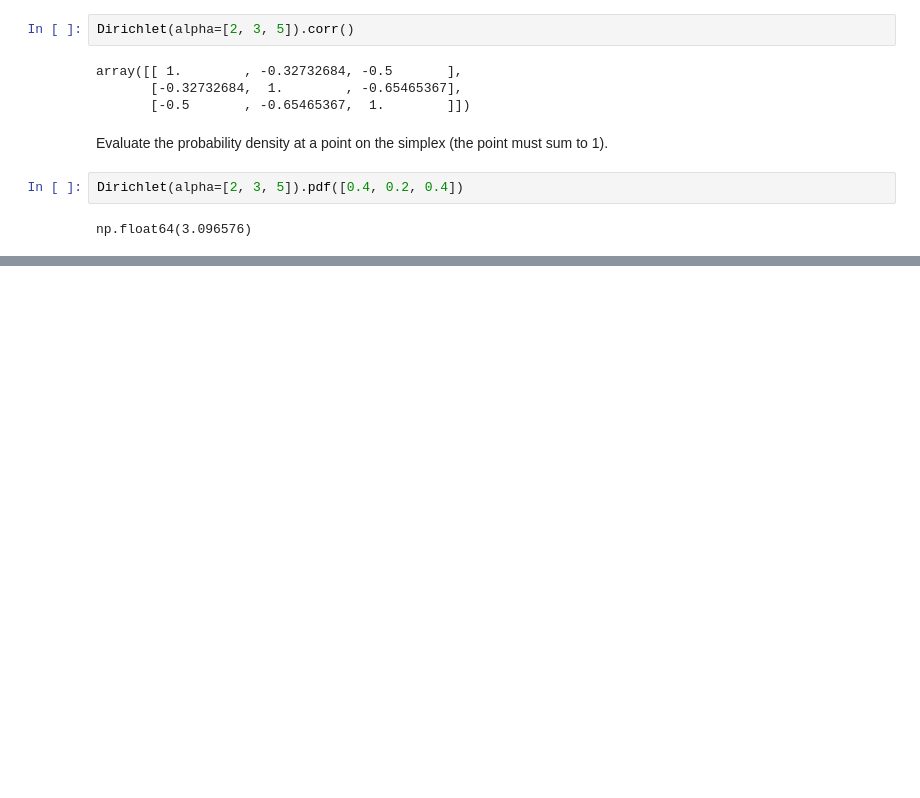
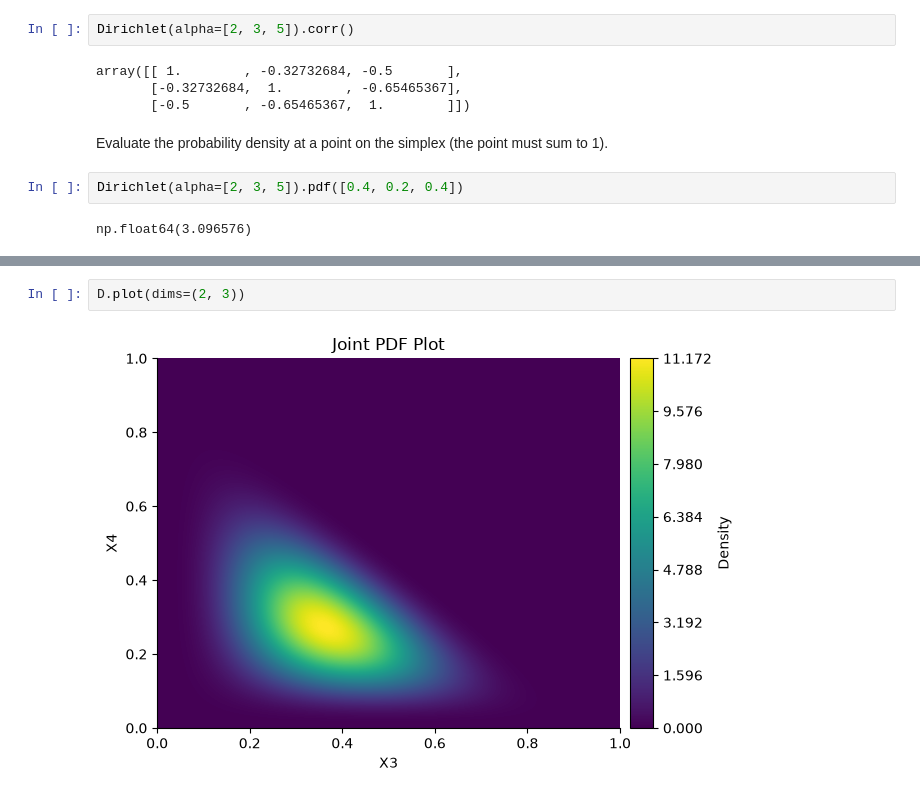
Before and after one commit to calpoly-symbulate/symbulate, a Jupyter notebook: team/new_distribution_demos/dirichlet_demo.ipynb, the cells around one changed output, grey strips where cells are left out. Cells and saved outputs as stored; diff of their text form; blank space fills up the shorter version.

```diff
--- a/team/new_distribution_demos/dirichlet_demo.ipynb
+++ b/team/new_distribution_demos/dirichlet_demo.ipynb
@@ -99,0 +89,4 @@ Beta(2, 5).plot()
+# %%
+D.plot(dims=(2, 3))
+# %% [output]
+[figure, added]
```
Also changed, not shown: parts of 14 cells of this notebook, 8 other files.
